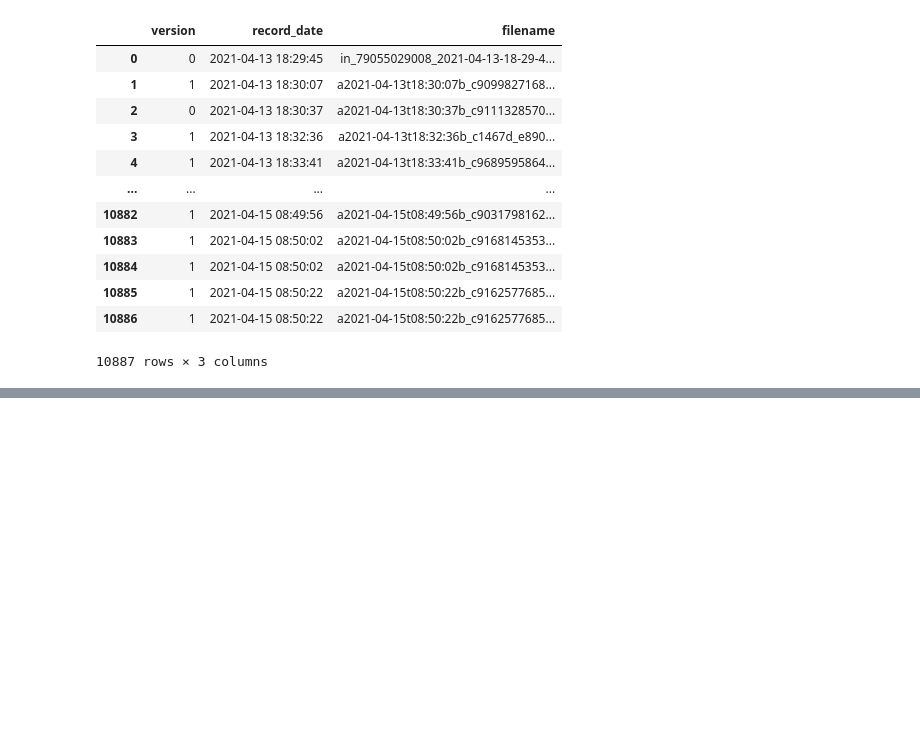
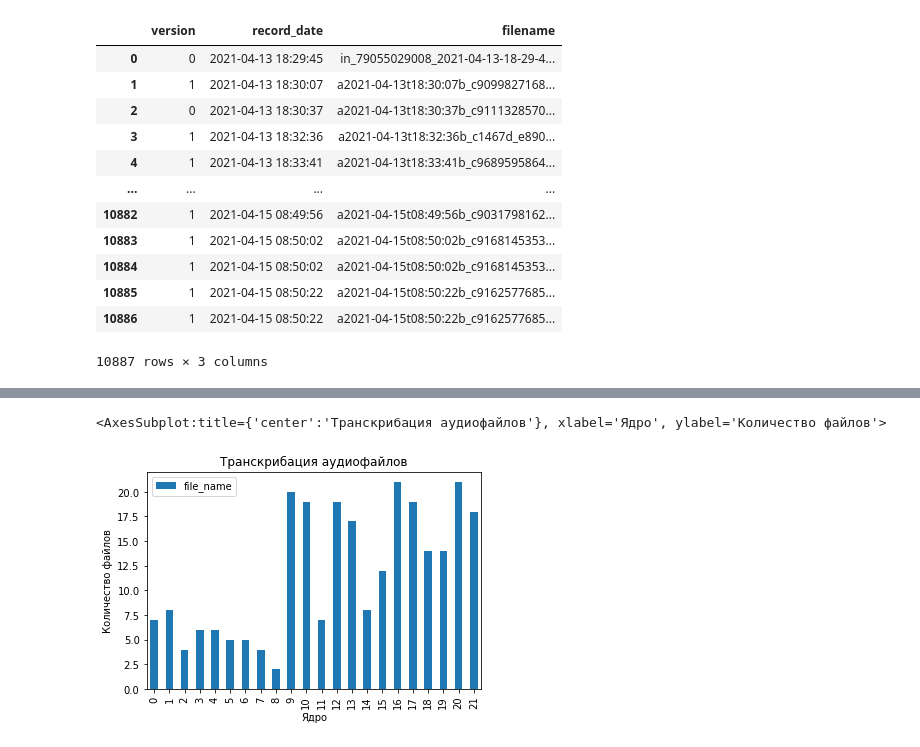
Before and after one commit to format37/call_centre_stt_server, a Jupyter notebook: performance_report.ipynb, the cells around one changed output, grey strips where cells are left out. Saved outputs shown, nothing was run; the diff lists cells and outputs as text; code cells hidden in the pictures; blank space fills up the shorter version.

```diff
--- a/performance_report.ipynb
+++ b/performance_report.ipynb
@@ -300,0 +382,22 @@ queue
+# %%
+start_date = '2021-08-27 19:20:00'
+end_date = '2022-08-25 00:00:00'
+
+query = "select file_name, cpu, time, duration"
+query += " from perf_log "
+query += " where step = 2 and event_date > '"+start_date+"' and time > 5"
+query += " and event_date < '"+end_date+"';"
+df = read_sql(query)
+df['td'] = df.duration/df.time
+# %%
+#df.groupby(['cpu']).count().plot(y = ['file_name'], kind="bar")
+df.groupby('cpu').count().plot(
+    y = ['file_name'],
+    kind="bar",
+    xlabel='Ядро',
+    ylabel='Количество файлов',
+    title='Транскрибация аудиофайлов'
+)
+# %% [output]
+<AxesSubplot:title={'center':'Транскрибация аудиофайлов'}, xlabel='Ядро', ylabel='Количество файлов'>
+[figure, added]
```
Also changed, not shown: parts of 24 cells of this notebook, 7 other files.
